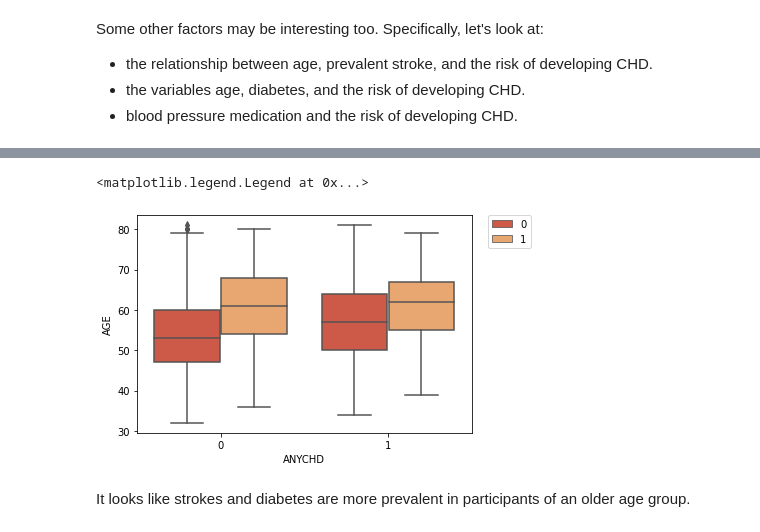
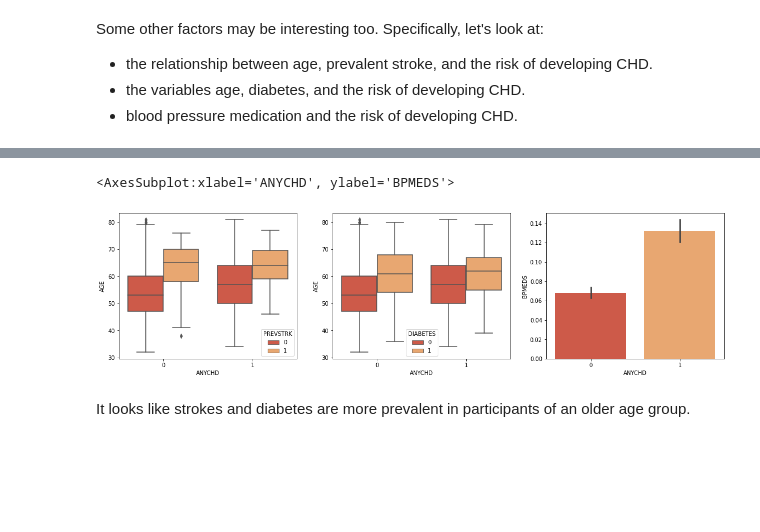
Before and after one commit to mpoiitis/Heart-Disease-EDA, a Jupyter notebook: chd_eda.ipynb, the cells around one changed output, grey strips where cells are left out. Drawn from its saved outputs; the diff is of its cells as text; code cells hidden in the pictures; blank space fills up the shorter version.

```diff
--- a/chd_eda.ipynb
+++ b/chd_eda.ipynb
@@ -93,9 +87,12 @@ plt.legend(bbox_to_anchor=(1.05, 1), loc=2, borderaxespad=0.)
-# %%
-sns.boxplot(x='ANYCHD',y='AGE',hue='DIABETES',data=data)
-plt.legend(bbox_to_anchor=(1.05, 1), loc=2, borderaxespad=0.)
-# %% [output]
-<matplotlib.legend.Legend at 0x...>
-[figure, removed]
+# %%
+fig, ax = plt.subplots(1, 3, figsize=(19.4,4.8))
+
+sns.boxplot(x='ANYCHD', y='AGE', hue='PREVSTRK', data=data, ax=ax[0])
+sns.boxplot(x='ANYCHD', y='AGE', hue='DIABETES', data=data, ax=ax[1])
+sns.barplot(x='ANYCHD', y='BPMEDS', data=data, ax=ax[2])
+# %% [output]
+<AxesSubplot:xlabel='ANYCHD', ylabel='BPMEDS'>
+[figure, added]
 # %% [markdown]
 It looks like strokes and diabetes are more prevalent in participants of an older age group.
 # %%
```
Also changed, not shown: parts of 2 cells of this notebook.
